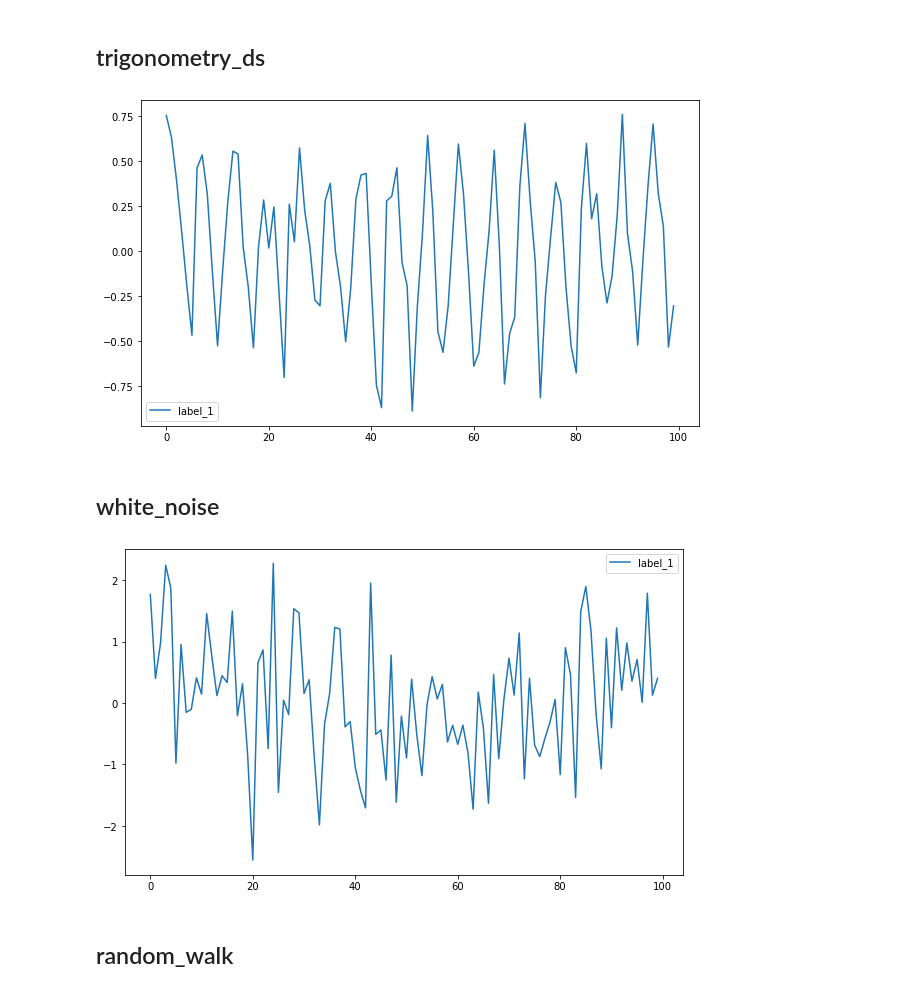
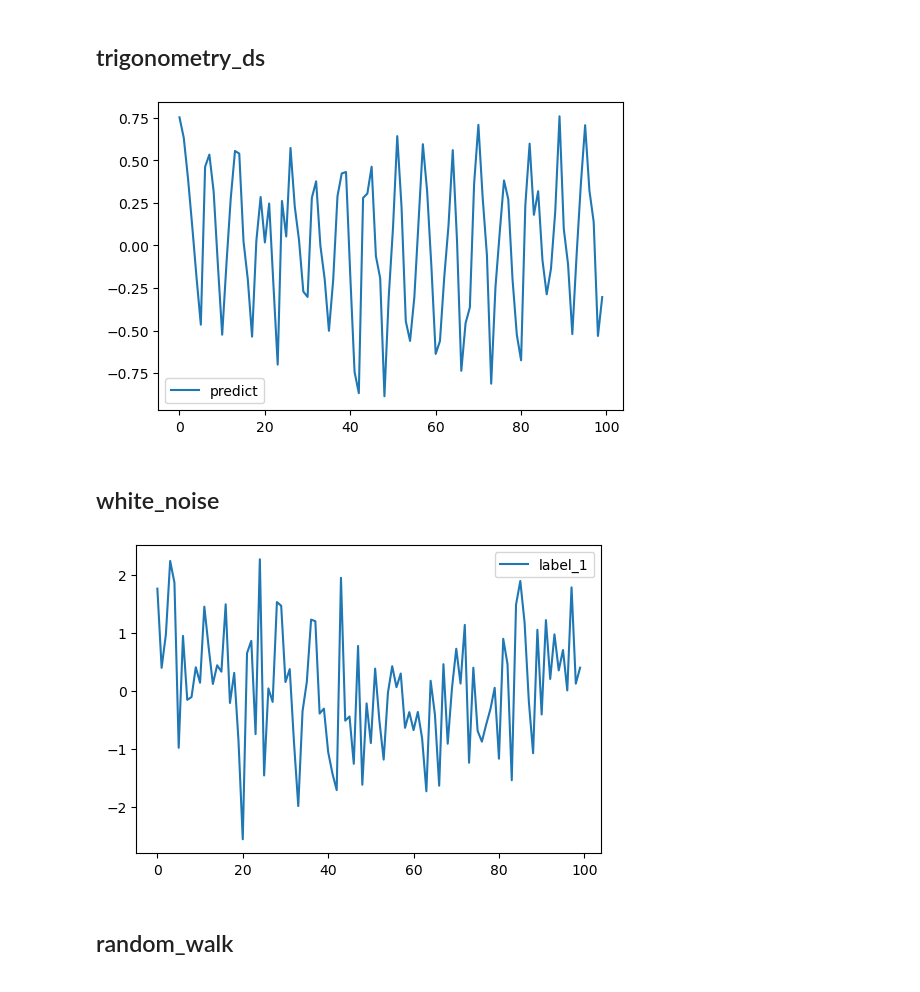
Before and after one commit to BirchKwok/spinesTS, a Jupyter notebook: examples/built-in data.ipynb, the cells around one changed output. Saved outputs shown, nothing was run; the diff lists cells and outputs as text; code cells hidden in the pictures.

```diff
--- a/examples/built-in data.ipynb
+++ b/examples/built-in data.ipynb
@@ -9,16 +12,16 @@ dg = DataGenerator()
 ## trigonometry_ds
 # %%
 a = dg.trigonometry_ds(size=100, sin_cos_noise_fact=(0.4, 0.4, 0.2), random_state=0)
-_ = plot1d(a.data, figsize=(10, 6))
+_ = plot1d(a, figsize=(6, 4), labels='predict')
 # %% [output]
-[figure, old version]
+[figure, new version]
 # %% [markdown]
 ## white_noise
 # %%
 b = dg.white_noise(100, random_state=0)
-_ = plot1d(b.data, figsize=(10, 6))
+_ = plot1d(b, figsize=(6, 4))
 # %% [output]
-[figure, old version]
+[figure, new version]
 # %% [markdown]
 ## random_walk
 # %%
```
Also changed, not shown: parts of 13 cells of this notebook, 37 other files.
